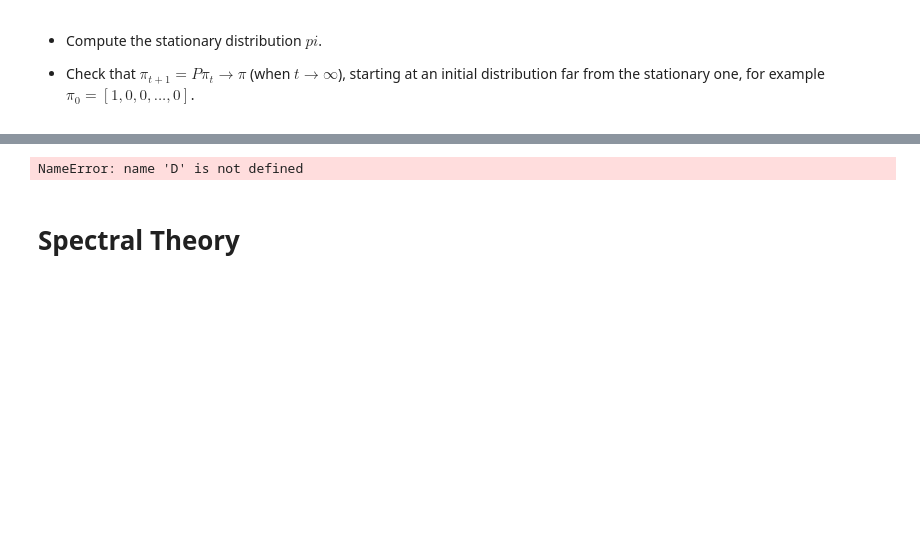
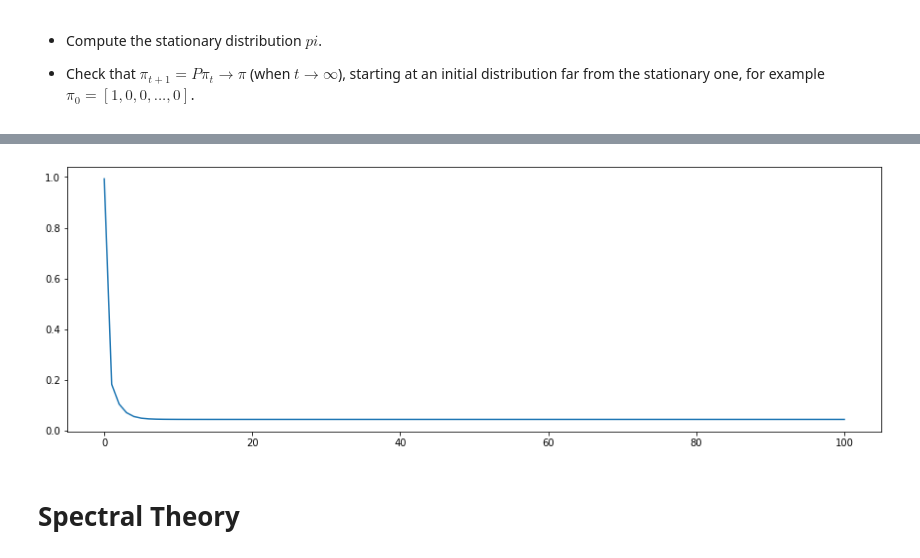
Before and after one commit to glorelvalle/g-mucd, a Jupyter notebook: mf/manifold learning/03-DM.ipynb, the cells around one changed output, grey strips where cells are left out. Saved outputs shown, nothing was run; the diff lists cells and outputs as text; code cells hidden in the pictures; blank space fills up the shorter version.

```diff
--- a/mf/manifold learning/03-DM.ipynb
+++ b/mf/manifold learning/03-DM.ipynb
@@ -122,13 +185,20 @@ Let's analyze how evolves the graph and the stationary distribution $\pi$ with t
 # %%
-pi = D / np.sum(D)
-print("Original Distribution: ", pi)
+pi = D/np.sum(D)
+#print("Original Distribution: ", pi.T)
 
-pi_t=np.zeros((N,1));pi_t[0]=1
+pi_t=np.zeros((N,1))
+pi_t[0]=1
+distances = [np.linalg.norm(pi-pi_t)]
+
 for t in range(100):
-    pi_t = P.T @ pi_t
-    print("Step ", t, ": ", pi_t)
+    pi_t = P @ pi_t
+    distances.append(np.linalg.norm(pi-pi_t))
+    #print("Step ", t, ": ", pi_t.T)
-# %% [output]
-NameError: name 'D' is not defined
+# %%
+plt.plot(np.arange(0,len(distances),1),distances)
+plt.show()
+# %% [output]
+[figure, added]
 # %% [markdown]
 # Spectral Theory
 # %% [markdown]
```
Also changed, not shown: parts of 10 cells of this notebook, 2 other files.
